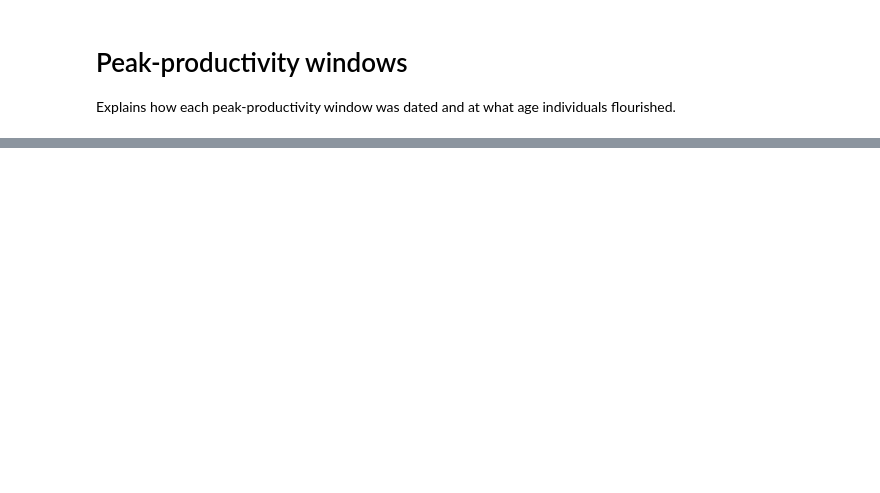
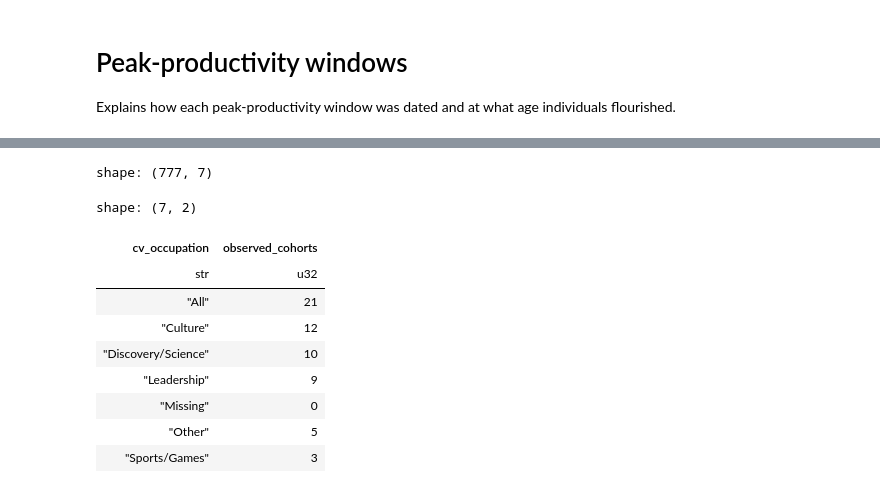
Before and after one commit to charlesdedampierre/cultura_database, a Jupyter notebook: notebooks/06_peak_productivity_windows.ipynb, the cells around one changed output, grey strips where cells are left out. Cells and saved outputs as stored; diff of their text form; code cells hidden in the pictures; blank space fills up the shorter version.

```diff
--- a/notebooks/06_peak_productivity_windows.ipynb
+++ b/notebooks/06_peak_productivity_windows.ipynb
@@ -121,0 +29,30 @@ shape: (4, 2)
+# %%
+con = duckdb.connect(DB_PATH, read_only=True)
+floruit_stats = con.sql("""
+    SELECT cv_occupation,
+           date_range.start_year                                            AS birth_bin,
+           productivity_window_from_wikidata_floruit.low                    AS low,
+           productivity_window_from_wikidata_floruit.median                 AS median,
+           productivity_window_from_wikidata_floruit.high                   AS high,
+           floruit_n,
+           field_provenance['productivity_window_from_wikidata_floruit'].rule
+               LIKE '%Measured on the cohort alone.'                         AS observed
+    FROM occupation_stats
+    WHERE date_range.start_year <= $last_bin
+""", params={'last_bin': LAST_BIN}).pl()
+con.close()
+
+print('shape:', floruit_stats.shape)
+floruit_stats.group_by('cv_occupation').agg(pl.col('observed').sum().alias('observed_cohorts')).sort('cv_occupation')
+# %% [output]
+shape: (777, 7)
+shape: (7, 2)
+| cv_occupation | observed_cohorts |
+| str | u32 |
+| "All" | 21 |
+| "Culture" | 12 |
+| "Discovery/Science" | 10 |
+| "Leadership" | 9 |
+| "Missing" | 0 |
+| "Other" | 5 |
+| "Sports/Games" | 3 |
```
Also changed, not shown: parts of 22 cells of this notebook, 1 other file.
